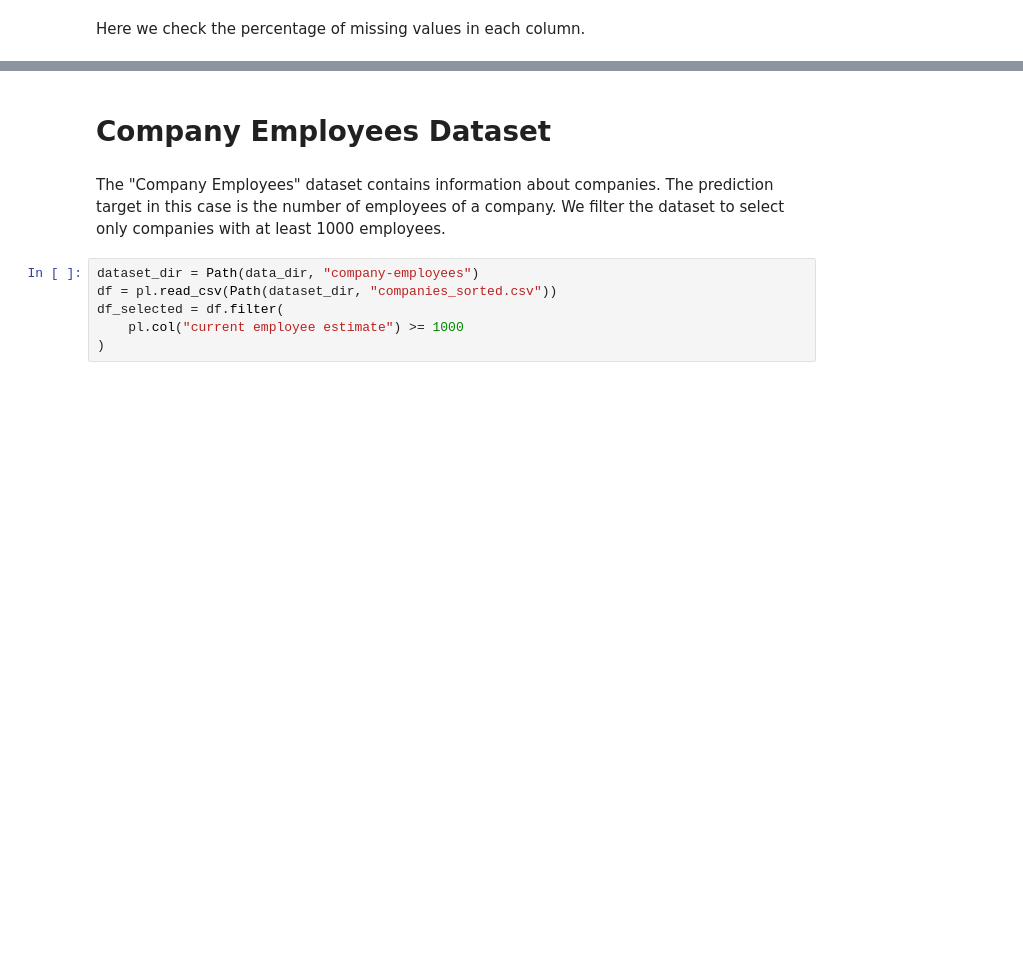
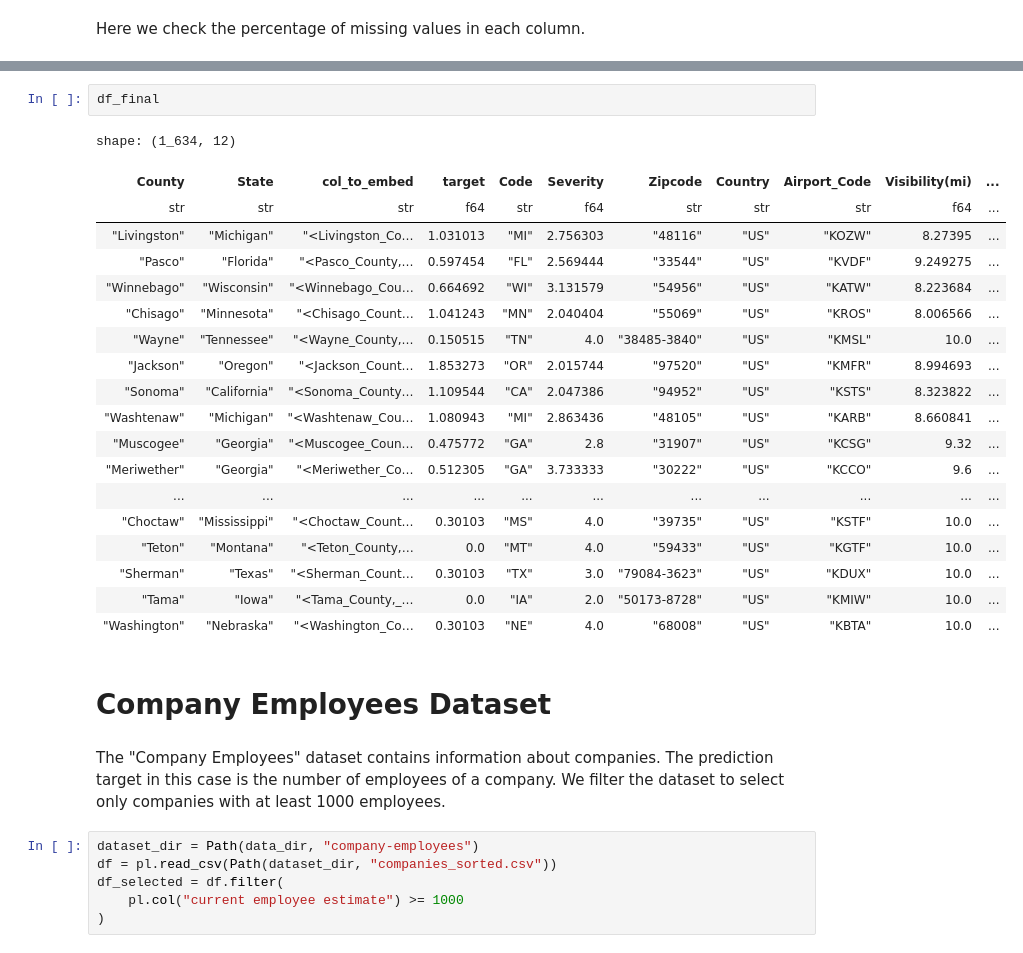
Before and after one commit to rcap107/YADL, a Jupyter notebook: notebooks/Building YADL base tables.ipynb, the cells around one changed output, grey strips where cells are left out. Drawn from its saved outputs; the diff is of its cells as text; blank space fills up the shorter version.

```diff
--- a/notebooks/Building YADL base tables.ipynb
+++ b/notebooks/Building YADL base tables.ipynb
@@ -169,3 +231,25 @@ shape: (1, 12)
+# %%
+df_final
+# %% [output]
+shape: (1_634, 12)
+| County | State | col_to_embed | target | Code | Severity | Zipcode | Country | Airport_Code | Visibility(mi) | ... |
+| str | str | str | f64 | str | f64 | str | str | str | f64 | ... |
+| "Livingston" | "Michigan" | "<Livingston_Co… | 1.031013 | "MI" | 2.756303 | "48116" | "US" | "KOZW" | 8.27395 | ... |
+| "Pasco" | "Florida" | "<Pasco_County,… | 0.597454 | "FL" | 2.569444 | "33544" | "US" | "KVDF" | 9.249275 | ... |
+| "Winnebago" | "Wisconsin" | "<Winnebago_Cou… | 0.664692 | "WI" | 3.131579 | "54956" | "US" | "KATW" | 8.223684 | ... |
+| "Chisago" | "Minnesota" | "<Chisago_Count… | 1.041243 | "MN" | 2.040404 | "55069" | "US" | "KROS" | 8.006566 | ... |
+| "Wayne" | "Tennessee" | "<Wayne_County,… | 0.150515 | "TN" | 4.0 | "38485-3840" | "US" | "KMSL" | 10.0 | ... |
+| "Jackson" | "Oregon" | "<Jackson_Count… | 1.853273 | "OR" | 2.015744 | "97520" | "US" | "KMFR" | 8.994693 | ... |
+| "Sonoma" | "California" | "<Sonoma_County… | 1.109544 | "CA" | 2.047386 | "94952" | "US" | "KSTS" | 8.323822 | ... |
+| "Washtenaw" | "Michigan" | "<Washtenaw_Cou… | 1.080943 | "MI" | 2.863436 | "48105" | "US" | "KARB" | 8.660841 | ... |
+| "Muscogee" | "Georgia" | "<Muscogee_Coun… | 0.475772 | "GA" | 2.8 | "31907" | "US" | "KCSG" | 9.32 | ... |
+| "Meriwether" | "Georgia" | "<Meriwether_Co… | 0.512305 | "GA" | 3.733333 | "30222" | "US" | "KCCO" | 9.6 | ... |
+| ... | ... | ... | ... | ... | ... | ... | ... | ... | ... | ... |
+| "Choctaw" | "Mississippi" | "<Choctaw_Count… | 0.30103 | "MS" | 4.0 | "39735" | "US" | "KSTF" | 10.0 | ... |
+| "Teton" | "Montana" | "<Teton_County,… | 0.0 | "MT" | 4.0 | "59433" | "US" | "KGTF" | 10.0 | ... |
+| "Sherman" | "Texas" | "<Sherman_Count… | 0.30103 | "TX" | 3.0 | "79084-3623" | "US" | "KDUX" | 10.0 | ... |
+| "Tama" | "Iowa" | "<Tama_County,_… | 0.0 | "IA" | 2.0 | "50173-8728" | "US" | "KMIW" | 10.0 | ... |
+| "Washington" | "Nebraska" | "<Washington_Co… | 0.30103 | "NE" | 4.0 | "68008" | "US" | "KBTA" | 10.0 | ... |
 # %% [markdown]
 # Company Employees Dataset
 # %% [markdown]
```
Also changed, not shown: parts of 10 cells of this notebook.
